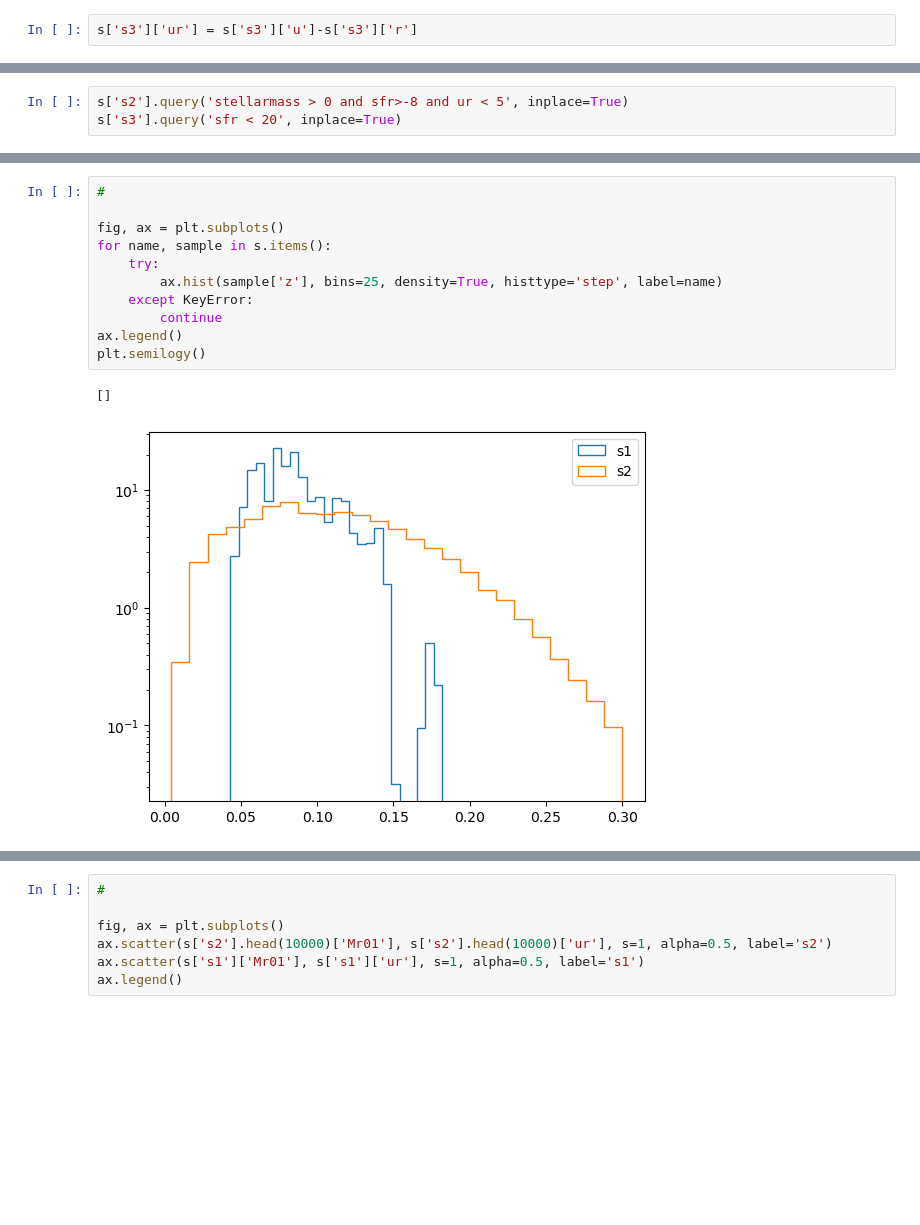
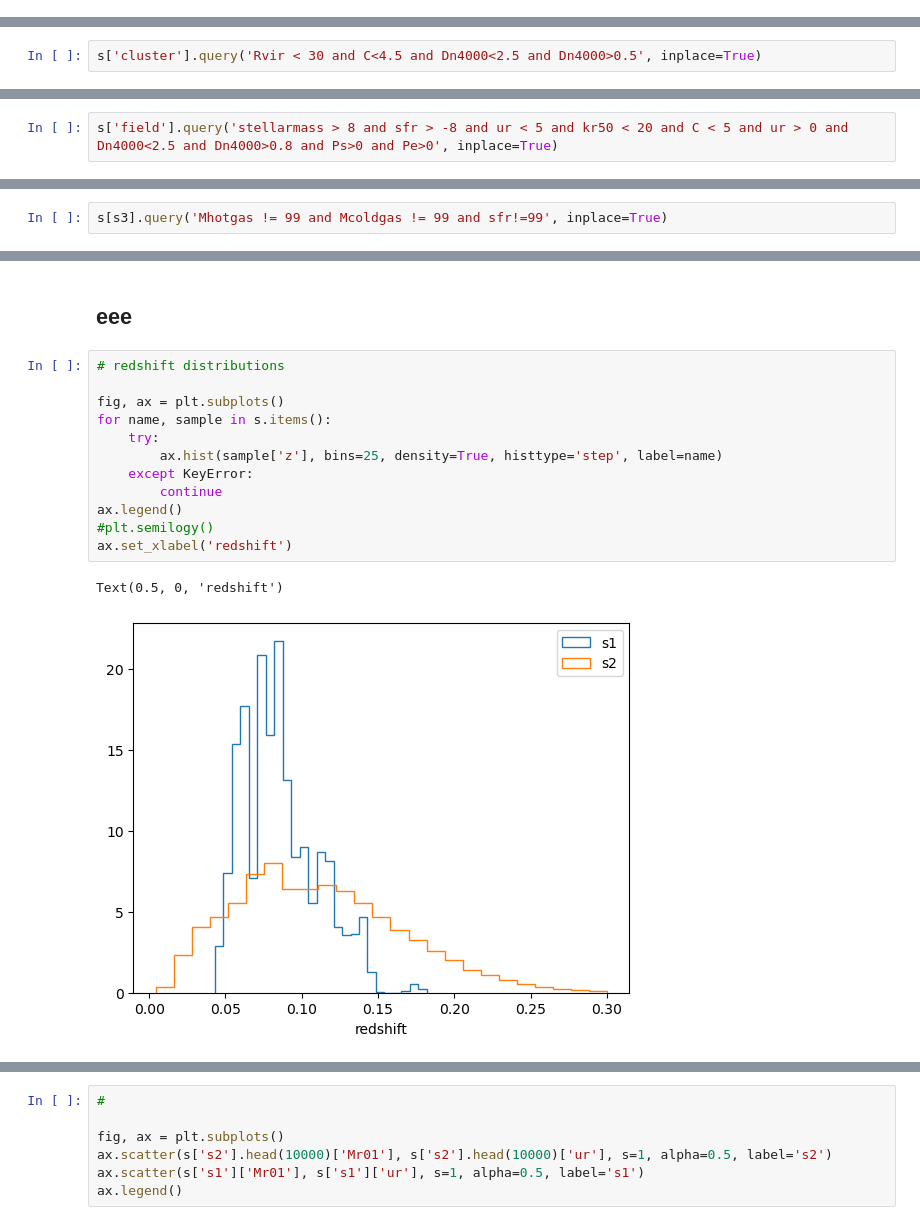
Before and after one commit to francaporaso/extragalactica, a Jupyter notebook: guia5/plots.ipynb, the cells around one changed output, grey strips where cells are left out. Cells and saved outputs as stored; diff of their text form; blank space fills up the shorter version.

```diff
--- a/guia5/plots.ipynb
+++ b/guia5/plots.ipynb
@@ -29,2 +32,0 @@ s['s3'] = pd.read_fwf(
-# %%
-s['s3']['ur'] = s['s3']['u']-s['s3']['r']
@@ -68,0 +58,2 @@ plt.hist(s['s1']['Ps'], 25, density=True, histtype='step')
+# %%
+s['cluster'].query('Rvir < 30 and C<4.5 and Dn4000<2.5 and Dn4000>0.5', inplace=True)
@@ -69,3 +88,2 @@ plt.hist(s['s1']['Ps'], 25, density=True, histtype='step')
 # %%
-s['s2'].query('stellarmass > 0 and sfr>-8 and ur < 5', inplace=True)
-s['s3'].query('sfr < 20', inplace=True)
+s['field'].query('stellarmass > 8 and sfr > -8 and ur < 5 and kr50 < 20 and C < 5 and ur > 0 and Dn4000<2.5 and Dn4000>0.8 and Ps>0 and Pe>0', inplace=True)
@@ -71,0 +122,2 @@ s['s3'].query('sfr < 20', inplace=True)
+# %%
+s[s3].query('Mhotgas != 99 and Mcoldgas != 99 and sfr!=99', inplace=True)
@@ -72,14 +133,17 @@ s['s3'].query('sfr < 20', inplace=True)
+# %% [markdown]
+## eee
 # %%
-#
+# redshift distributions
 
 fig, ax = plt.subplots()
 for name, sample in s.items():
     try:
         ax.hist(sample['z'], bins=25, density=True, histtype='step', label=name)
     except KeyError:
         continue
 ax.legend()
-plt.semilogy()
+#plt.semilogy()
+ax.set_xlabel('redshift')
 # %% [output]
-[]
+Text(0.5, 0, 'redshift')
-[figure, old version]
+[figure, new version]
```
Also changed, not shown: parts of 18 cells of this notebook.
